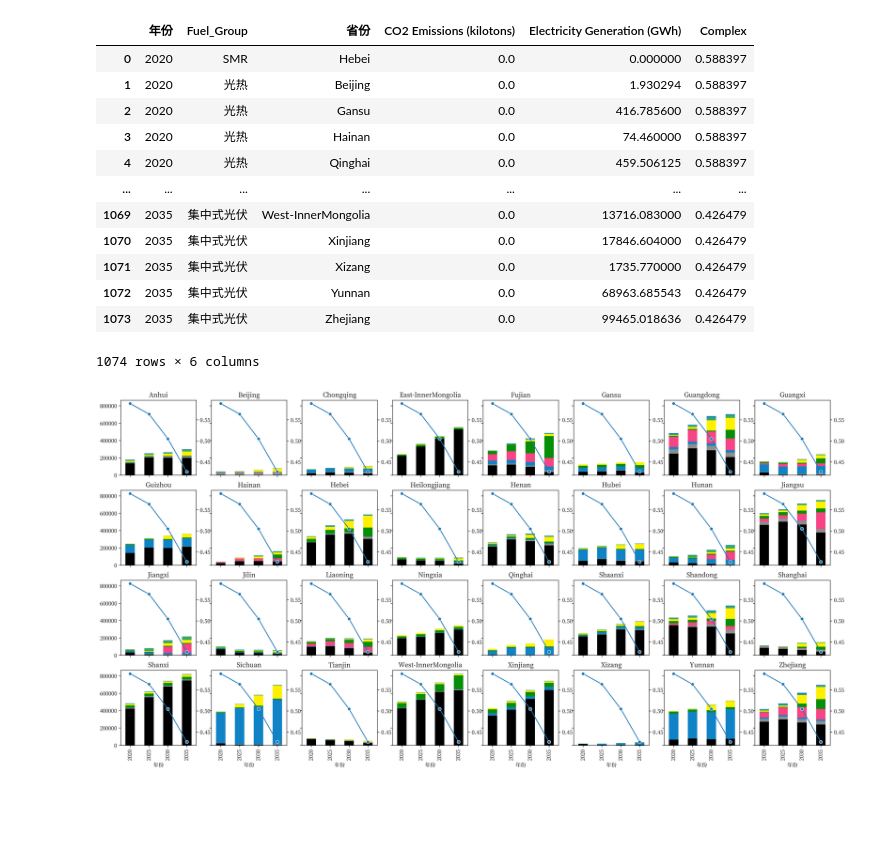
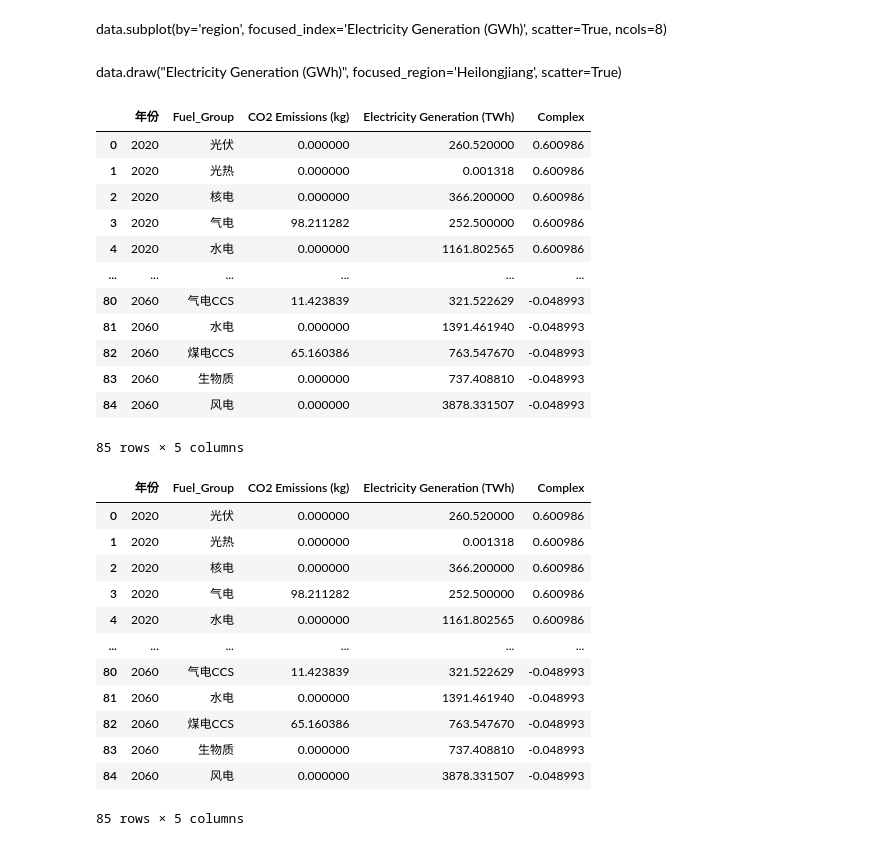
Before and after one commit to Navxihziq/3e-data-wiz, a Jupyter notebook: notebook/data-wiz.ipynb, the cells around one changed output. Saved outputs shown, nothing was run; the diff lists cells and outputs as text; code cells hidden in the pictures; blank space fills up the shorter version.

```diff
--- a/notebook/data-wiz.ipynb
+++ b/notebook/data-wiz.ipynb
@@ -3,40 +30,51 @@ from data_wiz import *
+# %% [markdown]
+data.subplot(by='region', focused_index='Electricity Generation (GWh)', scatter=True, ncols=8)
+# %% [markdown]
+data.draw("Electricity Generation (GWh)", focused_region='Heilongjiang', scatter=True)
 # %%
 file_index_list = [
     {
-        "path": "/Users/zhixuan/PycharmProjects/3e-data-wiz/example-files/情景1排放.xlsx",
-        "focused_index": "CO2 Emissions (kilotons)",
-        "columns": ["CO2 Emissions (kilotons)", "NOX Emissions (tons)", "SO2 Emissions (tons)",
-                    "CO2 Emissions from G&B H2 Production (kilotons)",
-                    "CO2 Emissions from COG H2 Production (kilotons)", "CO2 Emissions from H2 Production (kilotons)"]
+        "path": "/Users/zhixuan/Desktop/temp/Data2_排放量.xlsx",
+        "focused_index": "CO2 Emissions (kg)",
+        "columns": ["CO2 Emissions (kilotons)", "NOX Emissions (tons)", "SO2 Emissions (tons)", "CO2 Emissions (kg)"]
     },
     {
-        "path": "/Users/zhixuan/PycharmProjects/3e-data-wiz/example-files/情景1产量.xlsx",
-        "focused_index": "Electricity Generation (GWh)",
-        "columns": ["Electricity Generation (GWh)", "Planned Curtailment (GWh)", "Hydrogen Production (MWh)",
-                    "Hydrogen Production (10000 Ton)", "Heat Generation (TJ)"]
+        "path": "/Users/zhixuan/Desktop/temp/Data1_发电量.xlsx",
+        "focused_index": "Electricity Generation (TWh)",
+        "columns": ["Heat Generation (TJ)", "Electricity Generation (GWh)", "Planned Curtailment (GWh)",
+                    "Electricity Generation (TWh)"]
     }
 ]
 
-ref = RefData("/Users/zhixuan/PycharmProjects/3e-data-wiz/example-files/color_index.xlsx")
+ref = RefData("/Users/zhixuan/Desktop/temp/color_index_simplified.xlsx")
 data = WorkingData(file_index_list, ref)
-data.rule_out('省份', selected_tech_group=['压缩空气储能', '化学储能'], tech_group_select_reverse=True)
-data.calc_complex_index('CO2 Emissions (kilotons)', 'Electricity Generation (GWh)', tech_specific=False)
+data.rule_out('全国', selected_tech_group=['压缩空气储能', '抽水蓄能', '化学储能'], tech_group_select_reverse=True)
+data.calc_complex_index('CO2 Emissions (kg)', 'Electricity Generation (TWh)', tech_specific=False)
 # data.draw("Electricity Generation (GWh)", focused_region='Heilongjiang', scatter=True)
 # %% [output]
-|  | 年份 | Fuel_Group | 省份 | CO2 Emissions (kilotons) | Electricity Generation (GWh) | Complex |
-| 0 | 2020 | SMR | Hebei | 0.0 | 0.000000 | 0.588397 |
-| 1 | 2020 | 光热 | Beijing | 0.0 | 1.930294 | 0.588397 |
-| 2 | 2020 | 光热 | Gansu | 0.0 | 416.785600 | 0.588397 |
-| 3 | 2020 | 光热 | Hainan | 0.0 | 74.460000 | 0.588397 |
-| 4 | 2020 | 光热 | Qinghai | 0.0 | 459.506125 | 0.588397 |
-| ... | ... | ... | ... | ... | ... | ... |
-| 1069 | 2035 | 集中式光伏 | West-InnerMongolia | 0.0 | 13716.083000 | 0.426479 |
-| 1070 | 2035 | 集中式光伏 | Xinjiang | 0.0 | 17846.604000 | 0.426479 |
-| 1071 | 2035 | 集中式光伏 | Xizang | 0.0 | 1735.770000 | 0.426479 |
-| 1072 | 2035 | 集中式光伏 | Yunnan | 0.0 | 68963.685543 | 0.426479 |
-| 1073 | 2035 | 集中式光伏 | Zhejiang | 0.0 | 99465.018636 | 0.426479 |
+|  | 年份 | Fuel_Group | CO2 Emissions (kg) | Electricity Generation (TWh) | Complex |
+| 0 | 2020 | 光伏 | 0.000000 | 260.520000 | 0.600986 |
+| 1 | 2020 | 光热 | 0.000000 | 0.001318 | 0.600986 |
+| 2 | 2020 | 核电 | 0.000000 | 366.200000 | 0.600986 |
+| 3 | 2020 | 气电 | 98.211282 | 252.500000 | 0.600986 |
+| 4 | 2020 | 水电 | 0.000000 | 1161.802565 | 0.600986 |
+| ... | ... | ... | ... | ... | ... |
+| 80 | 2060 | 气电CCS | 11.423839 | 321.522629 | -0.048993 |
+| 81 | 2060 | 水电 | 0.000000 | 1391.461940 | -0.048993 |
+| 82 | 2060 | 煤电CCS | 65.160386 | 763.547670 | -0.048993 |
+| 83 | 2060 | 生物质 | 0.000000 | 737.408810 | -0.048993 |
+| 84 | 2060 | 风电 | 0.000000 | 3878.331507 | -0.048993 |
-1074 rows × 6 columns
+85 rows × 5 columns
+|  | 年份 | Fuel_Group | CO2 Emissions (kg) | Electricity Generation (TWh) | Complex |
+| 0 | 2020 | 光伏 | 0.000000 | 260.520000 | 0.600986 |
+| 1 | 2020 | 光热 | 0.000000 | 0.001318 | 0.600986 |
+| 2 | 2020 | 核电 | 0.000000 | 366.200000 | 0.600986 |
+| 3 | 2020 | 气电 | 98.211282 | 252.500000 | 0.600986 |
+| 4 | 2020 | 水电 | 0.000000 | 1161.802565 | 0.600986 |
+| ... | ... | ... | ... | ... | ... |
+| 80 | 2060 | 气电CCS | 11.423839 | 321.522629 | -0.048993 |
+| 81 | 2060 | 水电 | 0.000000 | 1391.461940 | -0.048993 |
+| 82 | 2060 | 煤电CCS | 65.160386 | 763.547670 | -0.048993 |
+| 83 | 2060 | 生物质 | 0.000000 | 737.408810 | -0.048993 |
+| 84 | 2060 | 风电 | 0.000000 | 3878.331507 | -0.048993 |
+85 rows × 5 columns
-# %%
-data.subplot(by='region', focused_index='Electricity Generation (GWh)', scatter=False, ncols=8)
-# %% [output]
-[figure, removed]
```
Also changed, not shown: parts of 10 cells of this notebook, 8 other files.
